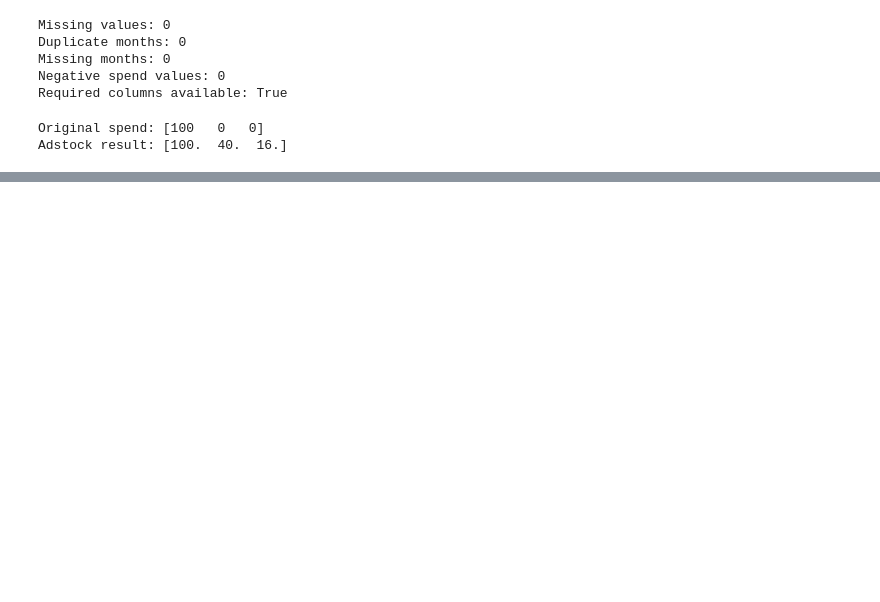
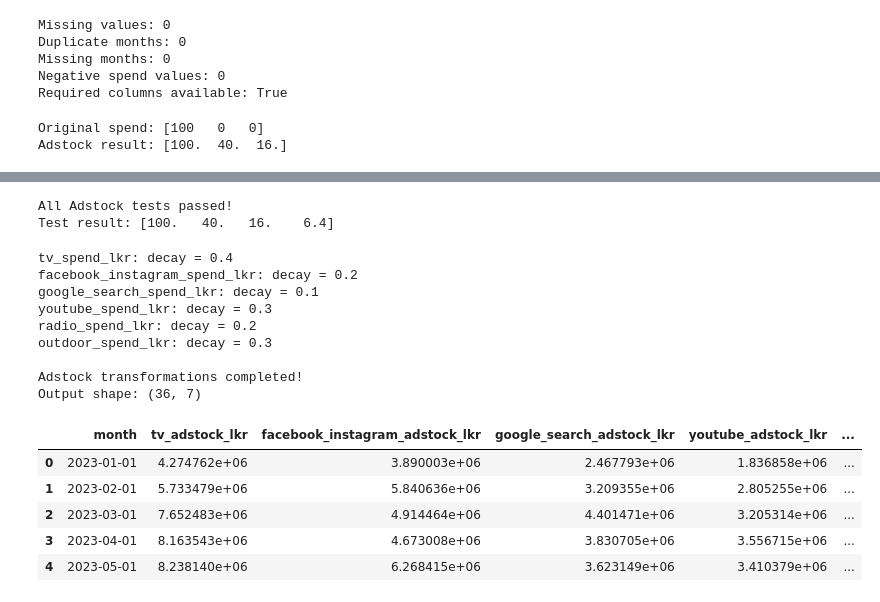
Before and after one commit to IBL11/mmm-budget-optimization, a Jupyter notebook: notebooks/04_transformations.ipynb, the cells around one changed output, grey strips where cells are left out. Cells and saved outputs as stored; diff of their text form; code cells hidden in the pictures; blank space fills up the shorter version.

```diff
--- a/notebooks/04_transformations.ipynb
+++ b/notebooks/04_transformations.ipynb
@@ -141,0 +158,77 @@ Adstock result: [100.  40.  16.]
+# %%
+
+from src.transforms import geometric_adstock
+
+# Test 1: Advertising carryover
+test_spend = np.array([100, 0, 0, 0], dtype=float)
+
+test_result = geometric_adstock(test_spend, decay=0.4)
+
+expected = np.array([100, 40, 16, 6.4])
+
+np.testing.assert_allclose(test_result, expected)
+
+# Test 2: Zero decay means no carryover
+zero_decay = geometric_adstock(test_spend, decay=0.0)
+
+np.testing.assert_allclose(zero_decay, test_spend)
+
+# Test 3: Invalid decay must be rejected
+try:
+    geometric_adstock(test_spend, decay=1.5)
+except ValueError:
+    pass
+else:
+    raise AssertionError("Invalid decay was not rejected.")
+
+print("All Adstock tests passed!")
+print("Test result:", test_result)
+# %% [output]
+All Adstock tests passed!
+Test result: [100.   40.   16.    6.4]
+# %%
+
+# Get channel names and decay parameters from config
+channels = params["channels"]
+decay_rates = params["adstock_decay"]
+
+# Keep transformed features separate from source dataset
+adstock_df = df[["month"]].copy()
+
+# Apply geometric adstock for all six channels
+for channel in channels:
+
+    decay = decay_rates[channel]
+
+    # Example: tv_spend_lkr -> tv_adstock_lkr
+    output_name = (
+        channel.removesuffix("_spend_lkr") + "_adstock_lkr"
+    )
+
+    adstock_df[output_name] = geometric_adstock(
+        df[channel].to_numpy(dtype=float),
+        decay=decay
+    )
+
+    print(f"{channel}: decay = {decay}")
+
+print("\nAdstock transformations completed!")
+print("Output shape:", adstock_df.shape)
+
+display(adstock_df.head())
+# %% [output]
+tv_spend_lkr: decay = 0.4
+facebook_instagram_spend_lkr: decay = 0.2
+google_search_spend_lkr: decay = 0.1
+youtube_spend_lkr: decay = 0.3
+radio_spend_lkr: decay = 0.2
+outdoor_spend_lkr: decay = 0.3
+
+Adstock transformations completed!
+Output shape: (36, 7)
+|  | month | tv_adstock_lkr | facebook_instagram_adstock_lkr | google_search_adstock_lkr | youtube_adstock_lkr | ... |
+| 0 | 2023-01-01 | 4.274762e+06 | 3.890003e+06 | 2.467793e+06 | 1.836858e+06 | ... |
+| 1 | 2023-02-01 | 5.733479e+06 | 5.840636e+06 | 3.209355e+06 | 2.805255e+06 | ... |
+| 2 | 2023-03-01 | 7.652483e+06 | 4.914464e+06 | 4.401471e+06 | 3.205314e+06 | ... |
+| 3 | 2023-04-01 | 8.163543e+06 | 4.673008e+06 | 3.830705e+06 | 3.556715e+06 | ... |
+| 4 | 2023-05-01 | 8.238140e+06 | 6.268415e+06 | 3.623149e+06 | 3.410379e+06 | ... |
```
Also changed, not shown: parts of 4 cells of this notebook, 1 other file.
